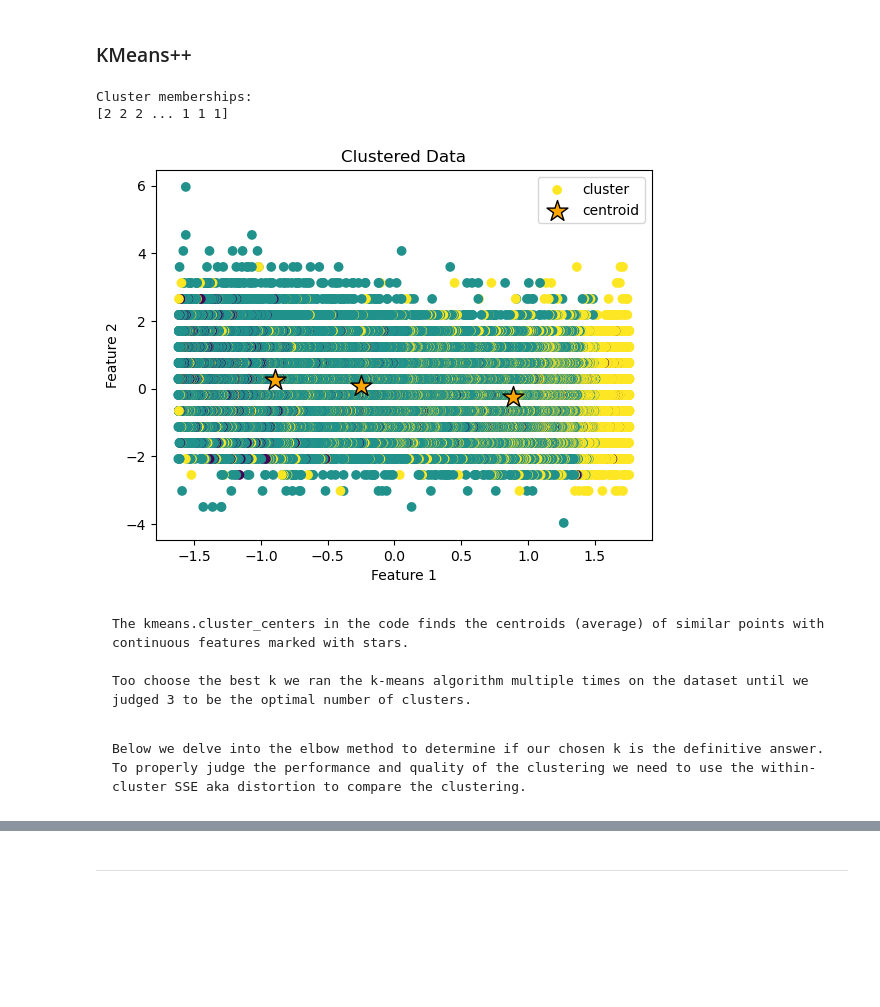
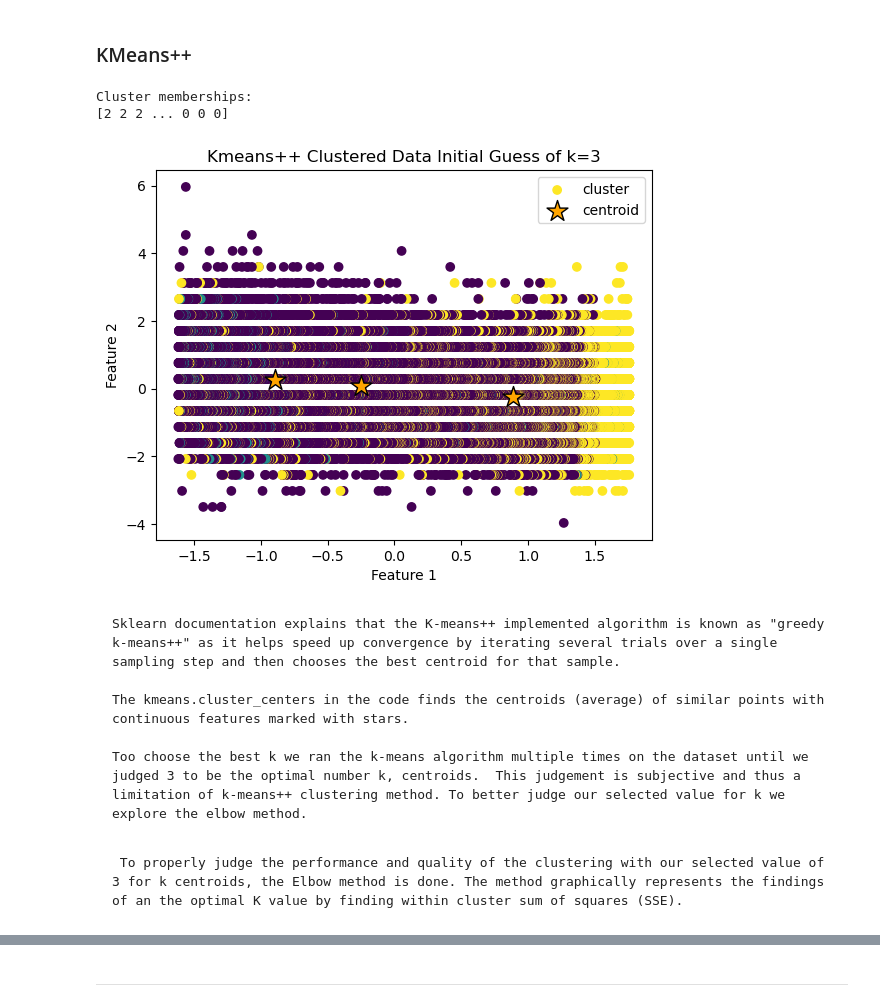
Before and after one commit to Mcusac/OnlineNewsPopML, a Jupyter notebook: 3 - Clustering, Association Rules, or Recommenders/Clustering(RoughDraft).ipynb, the cells around one changed output, grey strips where cells are left out. Drawn from its saved outputs; the diff is of its cells as text; code cells hidden in the pictures; blank space fills up the shorter version.

```diff
--- a/3 - Clustering, Association Rules, or Recommenders/Clustering(RoughDraft).ipynb
+++ b/3 - Clustering, Association Rules, or Recommenders/Clustering(RoughDraft).ipynb
@@ -220,29 +281,33 @@ Train and adjust parameters
 # %% [markdown]
 ### KMeans++
 # %%
+#6 Initial Guess 3 Cluster Kmeans++
+
 # init used to initialize the cluster centroids - default is random but here we are choosing kmeans++ because it leads to faster convergence, n_init is the number of times to run the KMeans algo with different initializations - the default is 10
-kmeans = KMeans(init='k-means++', n_clusters=3, n_init=10).fit(df1_std)
+
+kmeans = KMeans(init='k-means++', n_clusters=3, n_init=10, max_iter=300, tol=1e-04, random_state=0).fit(df1_std)
 
 print("Cluster memberships:\n{}".format(kmeans.labels_))
 
 plt.scatter(df1_std[:, 0], df1_std[:, 1], c=kmeans.labels_)
 
 plt.scatter(kmeans.cluster_centers_[:, 0],kmeans.cluster_centers_[:, 1], s=250, marker='*',c='orange', edgecolor='black', label='Centroids')
-plt.legend(["cluster","centroid"], loc='best')
+plt.legend(["cluster", "centroid"], loc='best')
 plt.xlabel('Feature 1')
 plt.ylabel('Feature 2')
-plt.title('Clustered Data')
+plt.title('Kmeans++ Clustered Data Initial Guess of k=3')
 Kplt1 = plt.show()
 Kplt1
 # %% [output]
 Cluster memberships:
-[2 2 2 ... 1 1 1]
+[2 2 2 ... 0 0 0]
-[figure, old version]
+[figure, new version]
 # %% [markdown]
+    Sklearn documentation explains that the K-means++ implemented algorithm is known as "greedy k-means++" as it helps speed up convergence by iterating several trials over a single sampling step and then chooses the best centroid for that sample.
+
     The kmeans.cluster_centers in the code finds the centroids (average) of similar points with continuous features marked with stars.
 
-    Too choose the best k we ran the k-means algorithm multiple times on the dataset until we judged 3 to be the optimal number of clusters.
+    Too choose the best k we ran the k-means algorithm multiple times on the dataset until we judged 3 to be the optimal number k, centroids.  This judgement is subjective and thus a limitation of k-means++ clustering method. To better judge our selected value for k we explore the elbow method.
-# %% [markdown]
-
-    Below we delve into the elbow method to determine if our chosen k is the definitive answer. To properly judge the performance and quality of the clustering we need to use the within-cluster SSE aka distortion to compare the clustering.
+# %% [markdown]
+     To properly judge the performance and quality of the clustering with our selected value of 3 for k centroids, the Elbow method is done. The method graphically represents the findings of an the optimal K value by finding within cluster sum of squares (SSE).
 # %%
```
Also changed, not shown: parts of 76 cells of this notebook.
